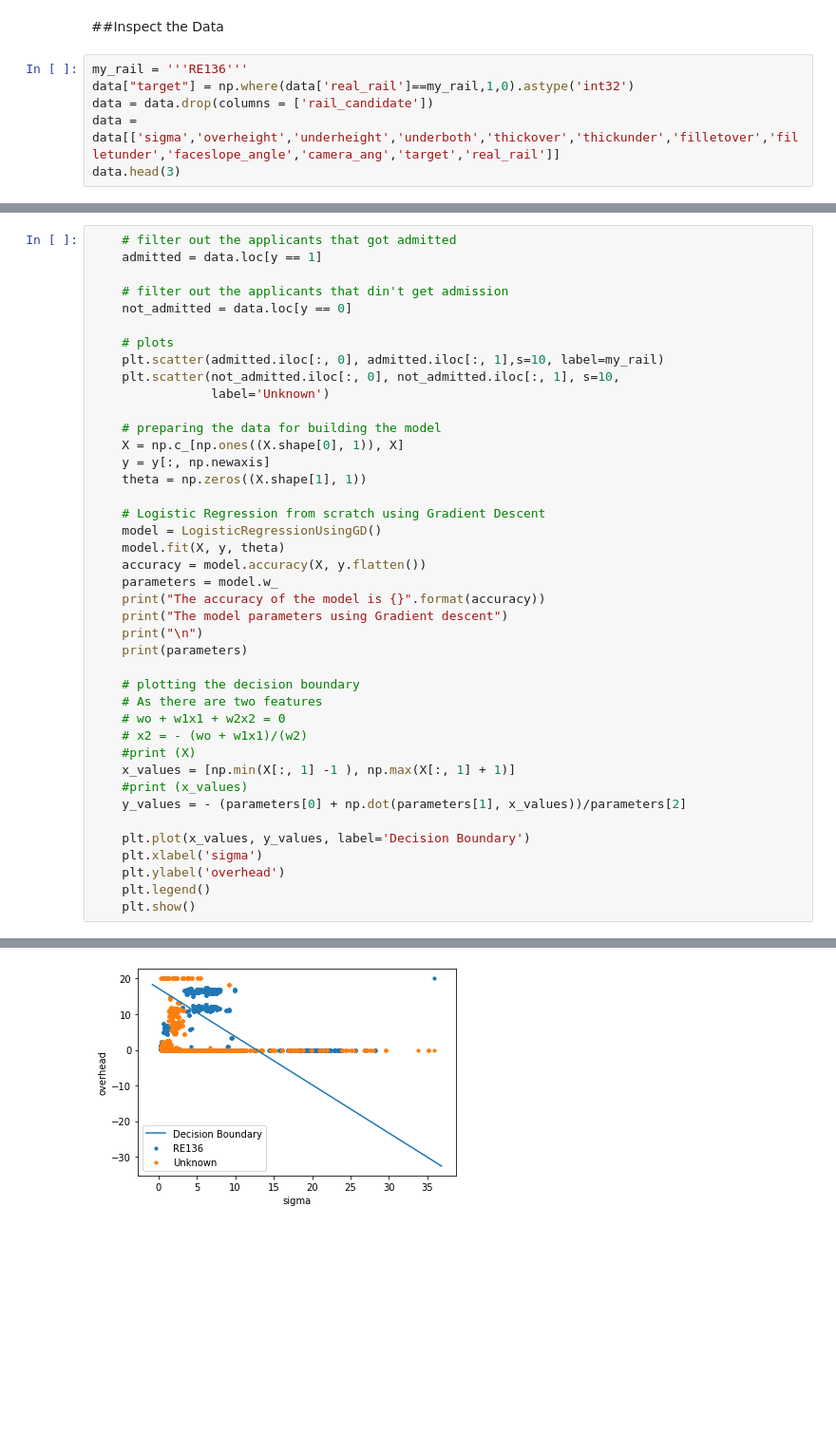
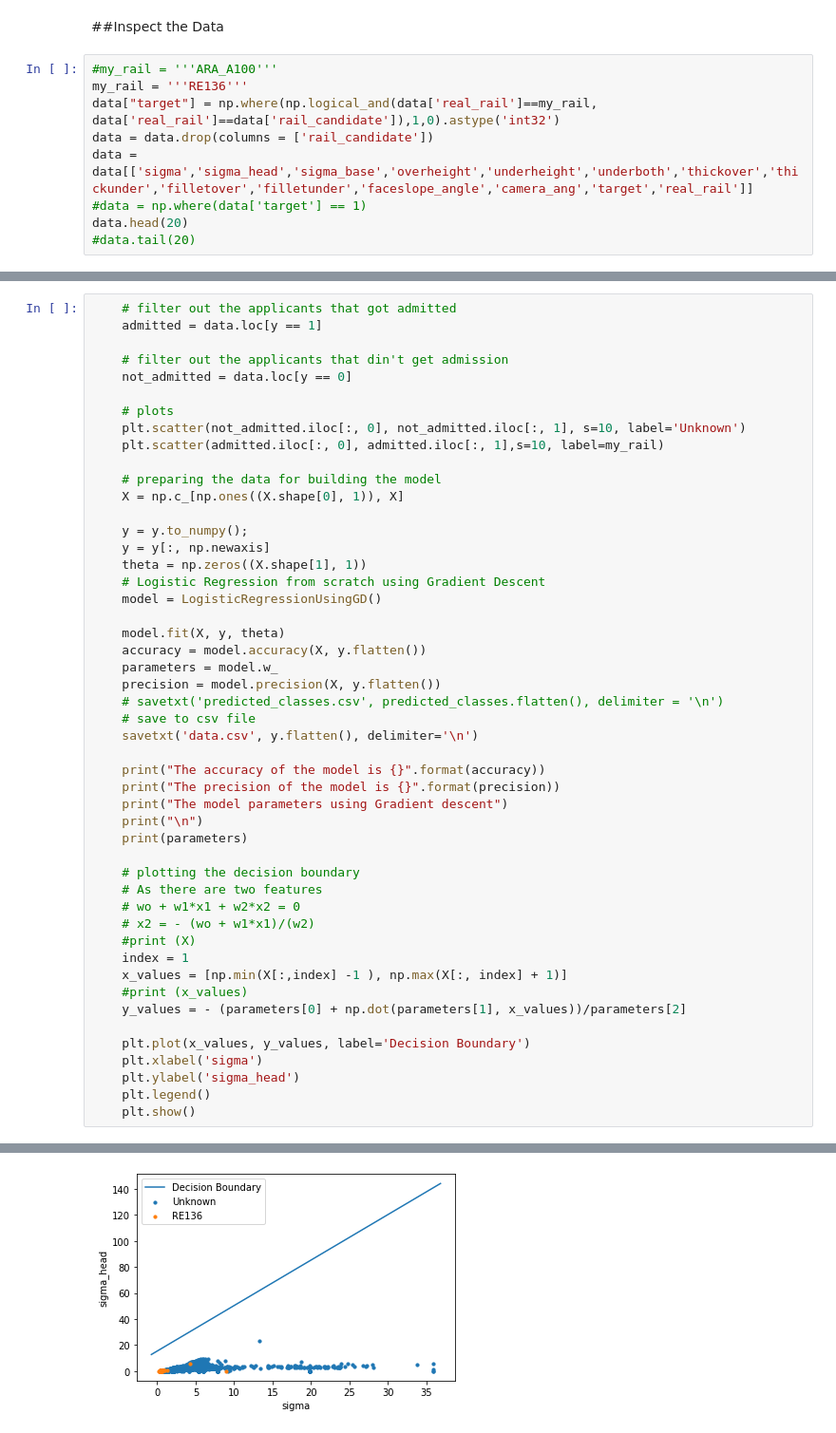
Before and after one commit to imarkhvida/Rail_Recognition, a Jupyter notebook: LogReg_Python_Rail_Recognition_12_features.ipynb, the cells around one changed output, grey strips where cells are left out. Shown: that part at 95% size. Drawn from its saved outputs; the diff is of its cells as text; blank space fills up the shorter version.

```diff
--- a/LogReg_Python_Rail_Recognition_12_features.ipynb
+++ b/LogReg_Python_Rail_Recognition_12_features.ipynb
@@ -55,9 +51,12 @@ Data columns (total 14 columns):
 # %% [markdown]
 ##Inspect the Data
 # %%
+#my_rail = '''ARA_A100'''
 my_rail = '''RE136'''
-data["target"] = np.where(data['real_rail']==my_rail,1,0).astype('int32')
+data["target"] = np.where(np.logical_and(data['real_rail']==my_rail, data['real_rail']==data['rail_candidate']),1,0).astype('int32')
 data = data.drop(columns = ['rail_candidate'])
-data = data[['sigma','overheight','underheight','underboth','thickover','thickunder','filletover','filletunder','faceslope_angle','camera_ang','target','real_rail']]
-data.head(3)
+data = data[['sigma','sigma_head','sigma_base','overheight','underheight','underboth','thickover','thickunder','filletover','filletunder','faceslope_angle','camera_ang','target','real_rail']]
+#data = np.where(data['target'] == 1)
+data.head(20)
+#data.tail(20)
 # %% [output]
@@ -93,37 +103,45 @@ Name: target, dtype: int32
     not_admitted = data.loc[y == 0]
 
     # plots
+    plt.scatter(not_admitted.iloc[:, 0], not_admitted.iloc[:, 1], s=10, label='Unknown')
     plt.scatter(admitted.iloc[:, 0], admitted.iloc[:, 1],s=10, label=my_rail)
-    plt.scatter(not_admitted.iloc[:, 0], not_admitted.iloc[:, 1], s=10,
-                label='Unknown')
 
     # preparing the data for building the model
     X = np.c_[np.ones((X.shape[0], 1)), X]
+
+    y = y.to_numpy();
     y = y[:, np.newaxis]
     theta = np.zeros((X.shape[1], 1))
-
     # Logistic Regression from scratch using Gradient Descent
     model = LogisticRegressionUsingGD()
+
     model.fit(X, y, theta)
     accuracy = model.accuracy(X, y.flatten())
     parameters = model.w_
+    precision = model.precision(X, y.flatten())
+    # savetxt('predicted_classes.csv', predicted_classes.flatten(), delimiter = '\n')
+    # save to csv file
+    savetxt('data.csv', y.flatten(), delimiter='\n')
+
     print("The accuracy of the model is {}".format(accuracy))
+    print("The precision of the model is {}".format(precision))
     print("The model parameters using Gradient descent")
     print("\n")
     print(parameters)
 
     # plotting the decision boundary
     # As there are two features
-    # wo + w1x1 + w2x2 = 0
-    # x2 = - (wo + w1x1)/(w2)
+    # wo + w1*x1 + w2*x2 = 0
+    # x2 = - (wo + w1*x1)/(w2)
     #print (X)
-    x_values = [np.min(X[:, 1] -1 ), np.max(X[:, 1] + 1)]
+    index = 1
+    x_values = [np.min(X[:,index] -1 ), np.max(X[:, index] + 1)]
     #print (x_values)
     y_values = - (parameters[0] + np.dot(parameters[1], x_values))/parameters[2]
 
     plt.plot(x_values, y_values, label='Decision Boundary')
     plt.xlabel('sigma')
-    plt.ylabel('overhead')
+    plt.ylabel('sigma_head')
     plt.legend()
     plt.show()
 # %% [output]
@@ -136 +156 @@ The model parameters using Gradient descent
-[figure, old version]
+[figure, new version]
```
Also changed, not shown: parts of 7 cells of this notebook.
